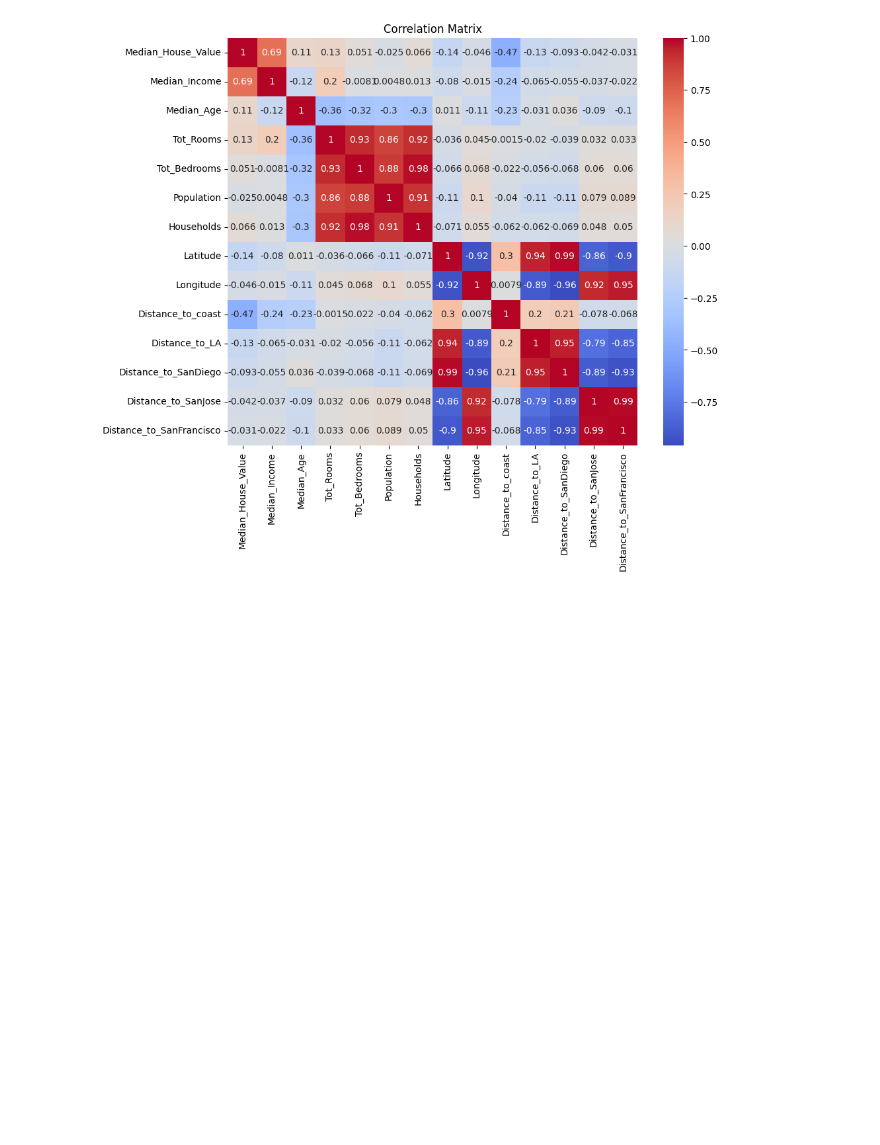
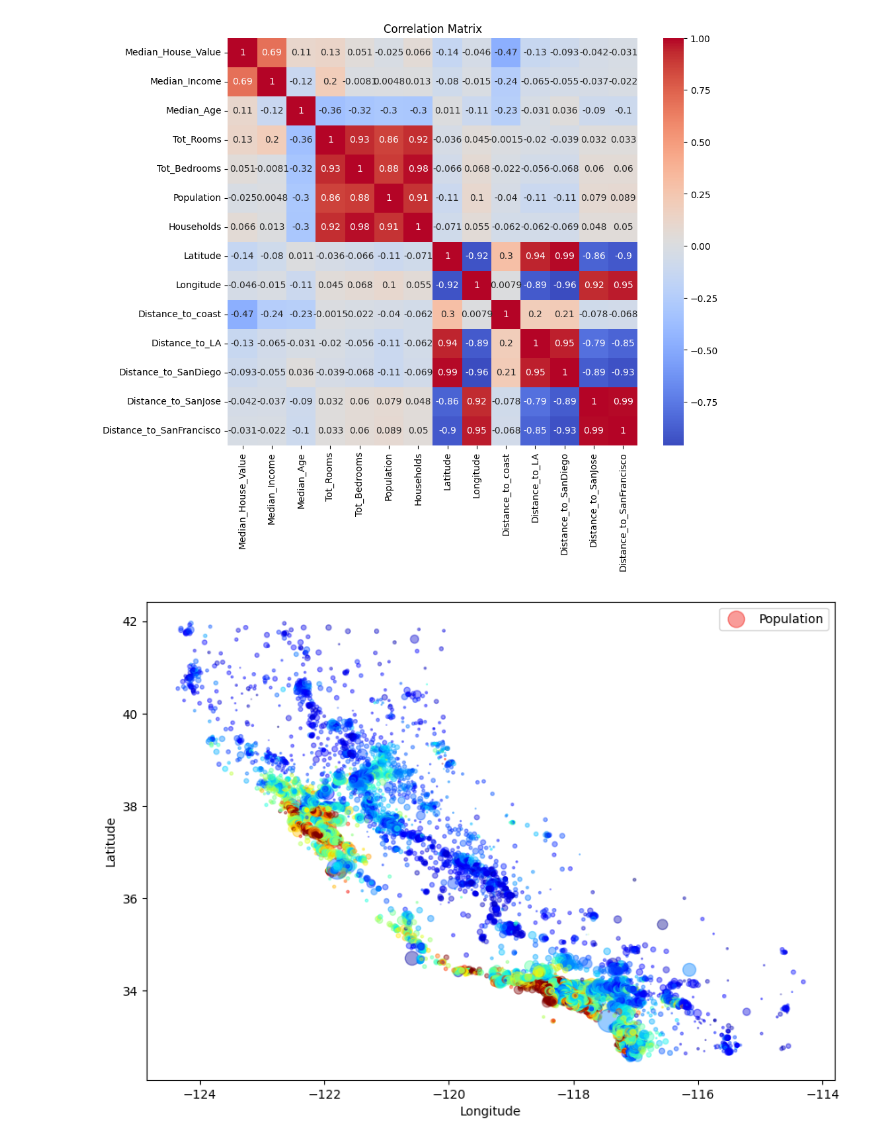
Before and after one commit to shiwakotisupriya/california_house, a Jupyter notebook: california_house.ipynb, the cells around one changed output. Saved outputs shown, nothing was run; the diff lists cells and outputs as text; code cells hidden in the pictures; blank space fills up the shorter version.

```diff
--- a/california_house.ipynb
+++ b/california_house.ipynb
@@ -102,3 +102,16 @@ x_set = dataset[['Median_Income', 'Median_Age' , 'Tot_Rooms', 'Tot_Bedrooms', 'P
 # x_set = dataset[['Latitude', 'Longitude' , 'Distance_to_coast', 'Distance_to_LA', 'Distance_to_SanDiego', 'Distance_to_SanJose','Distance_to_SanFrancisco']]
 # x_set = dataset[['Median_Income']]
 y_set = dataset[['Median_House_Value']]
+# %%
+import matplotlib.image as mpimg
+from pandas.plotting import scatter_matrix
+
+ax = dataset.plot(kind="scatter", x="Longitude", y="Latitude", figsize=(10,7),
+s=dataset['Population']/100, label="Population",
+c="Median_House_Value", cmap=plt.get_cmap("jet"),
+colorbar=False, alpha=0.4,
+)
+# plt.imshow(california_img, extent=[-124.55, -113.80, 32.45, 42.05], alpha=0.5,
+# cmap=plt.get_cmap("jet"))
+# %% [output]
+[figure, added]
```
Also changed, not shown: parts of 23 cells of this notebook.
